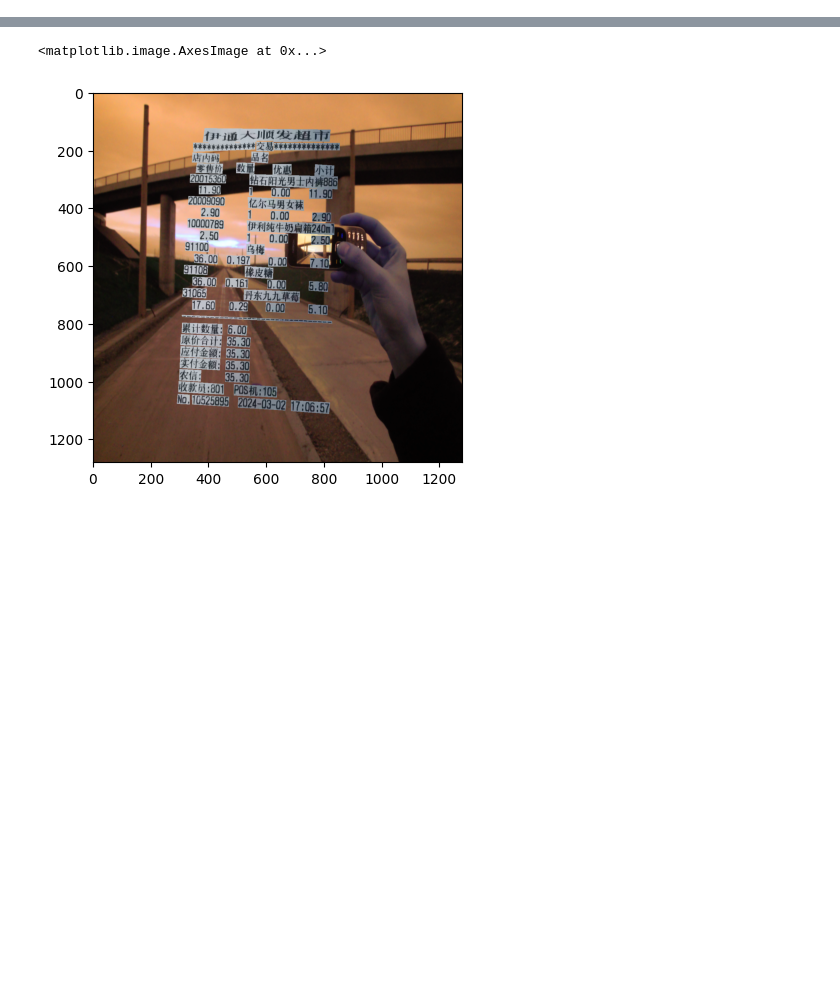
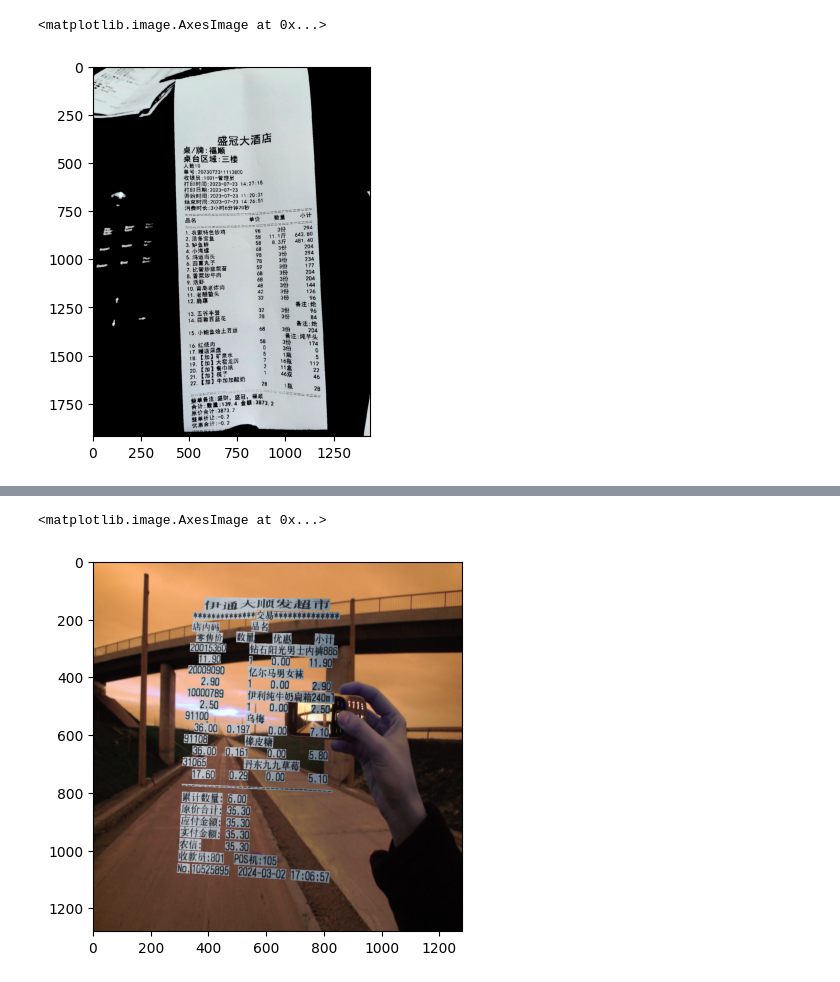
Before and after one commit to boostcampaitech7/level2-cv-datacentric-cv-11, a Jupyter notebook: dataset.ipynb, the cells around one changed output, grey strips where cells are left out. Drawn from its saved outputs; the diff is of its cells as text; code cells hidden in the pictures; blank space fills up the shorter version.

```diff
--- a/dataset.ipynb
+++ b/dataset.ipynb
@@ -35,3 +35,8 @@ def synthetic_preprocess(language,id):
     return img, poly_list, [x1,y1,x2,y2], image_json
 
 img_background = synthetic_preprocess(language='chinese', id=1)
+# %%
+plt.imshow(cv2.bitwise_and(image, image, mask=hsv_mask))
+# %% [output]
+<matplotlib.image.AxesImage at 0x...>
+[figure, added]
```
Also changed, not shown: parts of 14 cells of this notebook, 4 other files.
